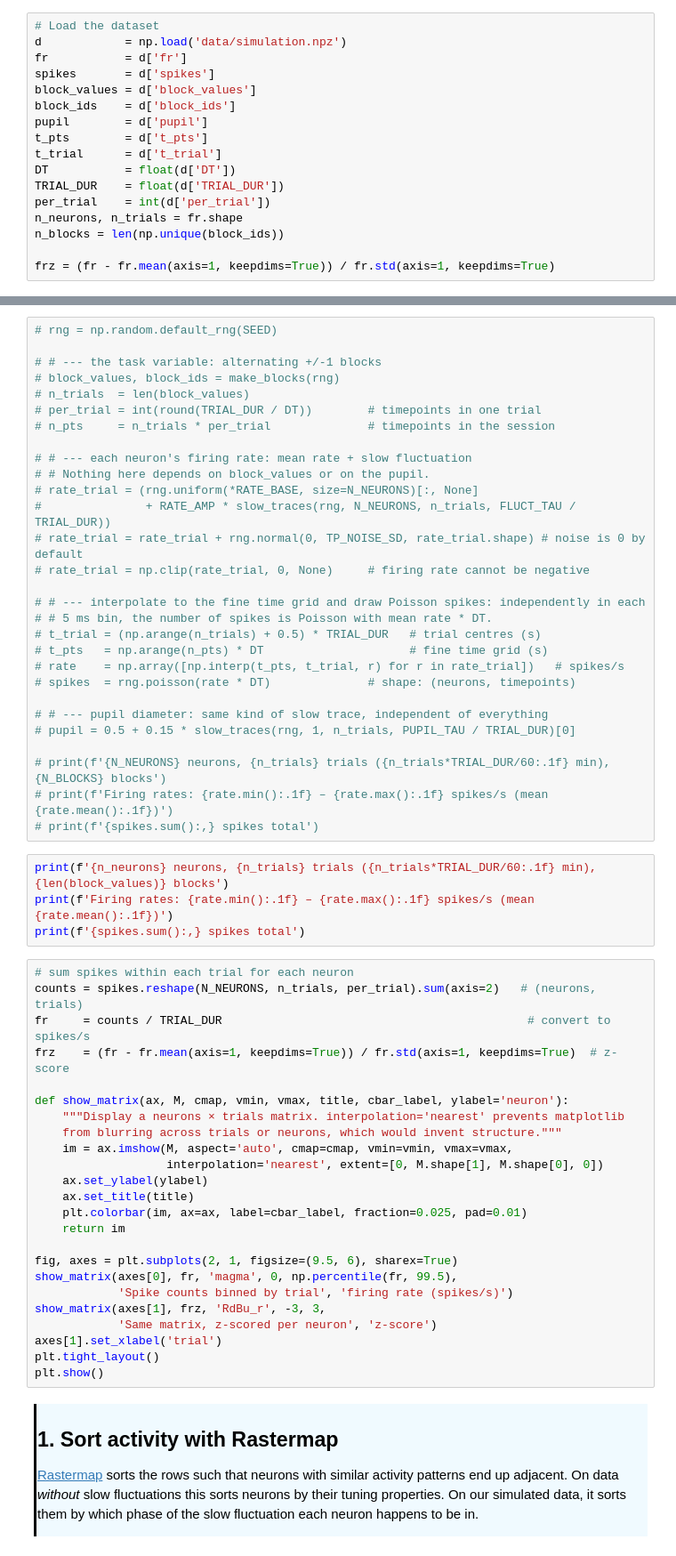
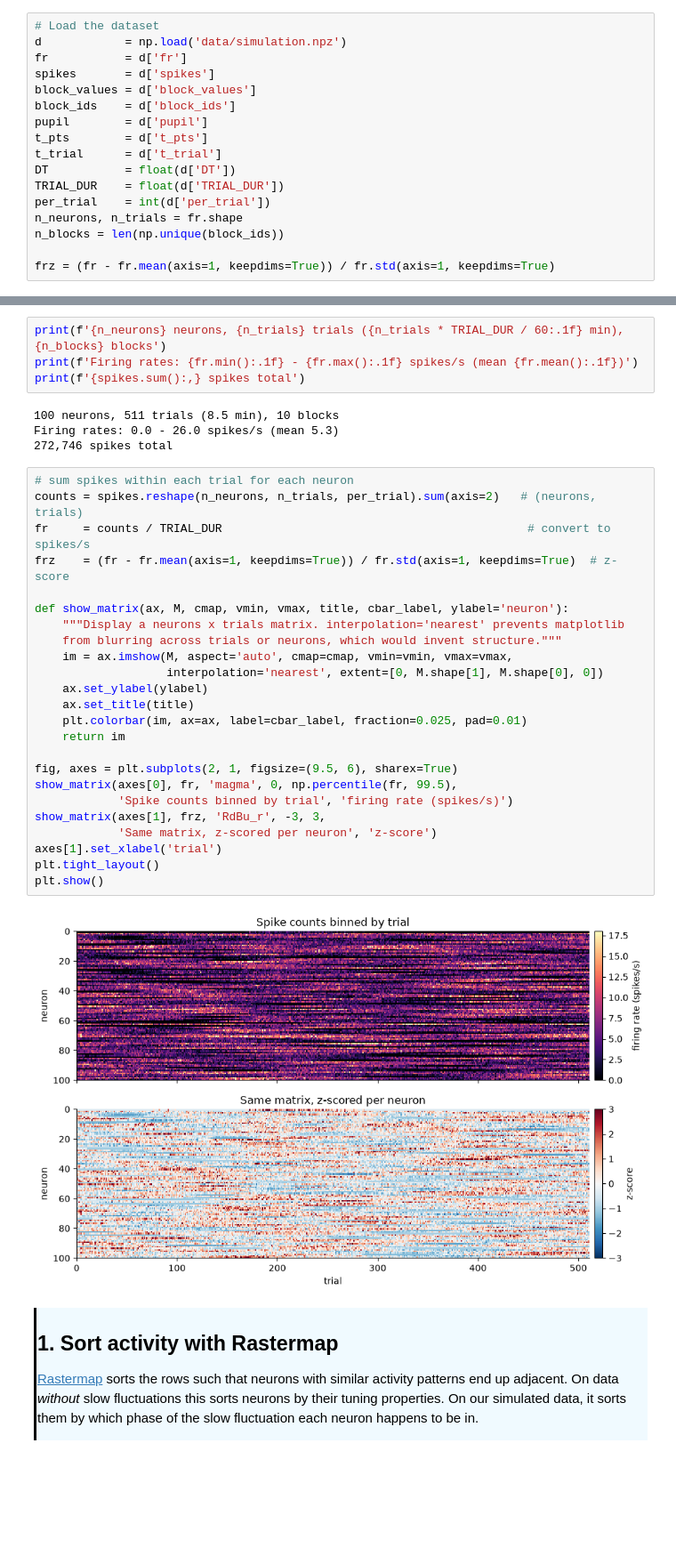
Before and after one commit to AllenSWDB/SWDB_2026_Good_Analysis, a Jupyter notebook: code/mini-workshops/nb4/mini-workshop-4_solutions.ipynb, the cells around one changed output, grey strips where cells are left out. Shown at 89% size. Drawn from its saved outputs; the diff is of its cells as text; blank space fills up the shorter version.

```diff
--- a/code/mini-workshops/nb4/mini-workshop-4_solutions.ipynb
+++ b/code/mini-workshops/nb4/mini-workshop-4_solutions.ipynb
@@ -107,60 +64,37 @@ frz = (fr - fr.mean(axis=1, keepdims=True)) / fr.std(axis=1, keepdims=True)
-# %%
-# rng = np.random.default_rng(SEED)
-
-# # --- the task variable: alternating +/-1 blocks
-# block_values, block_ids = make_blocks(rng)
-# n_trials  = len(block_values)
-# per_trial = int(round(TRIAL_DUR / DT))        # timepoints in one trial
-# n_pts     = n_trials * per_trial              # timepoints in the session
-
-# # --- each neuron's firing rate: mean rate + slow fluctuation
-# # Nothing here depends on block_values or on the pupil.
-# rate_trial = (rng.uniform(*RATE_BASE, size=N_NEURONS)[:, None]
-#               + RATE_AMP * slow_traces(rng, N_NEURONS, n_trials, FLUCT_TAU / TRIAL_DUR))
-# rate_trial = rate_trial + rng.normal(0, TP_NOISE_SD, rate_trial.shape) # noise is 0 by default
-# rate_trial = np.clip(rate_trial, 0, None)     # firing rate cannot be negative
-
-# # --- interpolate to the fine time grid and draw Poisson spikes: independently in each
-# # 5 ms bin, the number of spikes is Poisson with mean rate * DT.
-# t_trial = (np.arange(n_trials) + 0.5) * TRIAL_DUR   # trial centres (s)
-# t_pts   = np.arange(n_pts) * DT                     # fine time grid (s)
-# rate    = np.array([np.interp(t_pts, t_trial, r) for r in rate_trial])   # spikes/s
-# spikes  = rng.poisson(rate * DT)              # shape: (neurons, timepoints)
-
-# # --- pupil diameter: same kind of slow trace, independent of everything
-# pupil = 0.5 + 0.15 * slow_traces(rng, 1, n_trials, PUPIL_TAU / TRIAL_DUR)[0]
-
-# print(f'{N_NEURONS} neurons, {n_trials} trials ({n_trials*TRIAL_DUR/60:.1f} min), {N_BLOCKS} blocks')
-# print(f'Firing rates: {rate.min():.1f} – {rate.max():.1f} spikes/s (mean {rate.mean():.1f})')
-# print(f'{spikes.sum():,} spikes total')
 # %%
-print(f'{n_neurons} neurons, {n_trials} trials ({n_trials*TRIAL_DUR/60:.1f} min), {len(block_values)} blocks')
-print(f'Firing rates: {rate.min():.1f} – {rate.max():.1f} spikes/s (mean {rate.mean():.1f})')
+print(f'{n_neurons} neurons, {n_trials} trials ({n_trials * TRIAL_DUR / 60:.1f} min), {n_blocks} blocks')
+print(f'Firing rates: {fr.min():.1f} - {fr.max():.1f} spikes/s (mean {fr.mean():.1f})')
 print(f'{spikes.sum():,} spikes total')
+# %% [output]
+100 neurons, 511 trials (8.5 min), 10 blocks
+Firing rates: 0.0 - 26.0 spikes/s (mean 5.3)
+272,746 spikes total
 # %%
 # sum spikes within each trial for each neuron
-counts = spikes.reshape(N_NEURONS, n_trials, per_trial).sum(axis=2)   # (neurons, trials)
+counts = spikes.reshape(n_neurons, n_trials, per_trial).sum(axis=2)   # (neurons, trials)
 fr     = counts / TRIAL_DUR                                            # convert to spikes/s
 frz    = (fr - fr.mean(axis=1, keepdims=True)) / fr.std(axis=1, keepdims=True)  # z-score
 
 def show_matrix(ax, M, cmap, vmin, vmax, title, cbar_label, ylabel='neuron'):
-    """Display a neurons × trials matrix. interpolation='nearest' prevents matplotlib
+    """Display a neurons x trials matrix. interpolation='nearest' prevents matplotlib
     from blurring across trials or neurons, which would invent structure."""
     im = ax.imshow(M, aspect='auto', cmap=cmap, vmin=vmin, vmax=vmax,
                    interpolation='nearest', extent=[0, M.shape[1], M.shape[0], 0])
     ax.set_ylabel(ylabel)
     ax.set_title(title)
     plt.colorbar(im, ax=ax, label=cbar_label, fraction=0.025, pad=0.01)
     return im
 
 fig, axes = plt.subplots(2, 1, figsize=(9.5, 6), sharex=True)
 show_matrix(axes[0], fr, 'magma', 0, np.percentile(fr, 99.5),
             'Spike counts binned by trial', 'firing rate (spikes/s)')
 show_matrix(axes[1], frz, 'RdBu_r', -3, 3,
             'Same matrix, z-scored per neuron', 'z-score')
 axes[1].set_xlabel('trial')
 plt.tight_layout()
 plt.show()
+# %% [output]
+[figure, added]
 # %% [markdown]
 <div style="border-left: 3px solid #000; padding: 1px; padding-left: 10px; background: #F0FAFF;  max-width: 90%; overflow-x: auto;">
 
```
Also changed, not shown: parts of 13 cells of this notebook, 4 other files.
